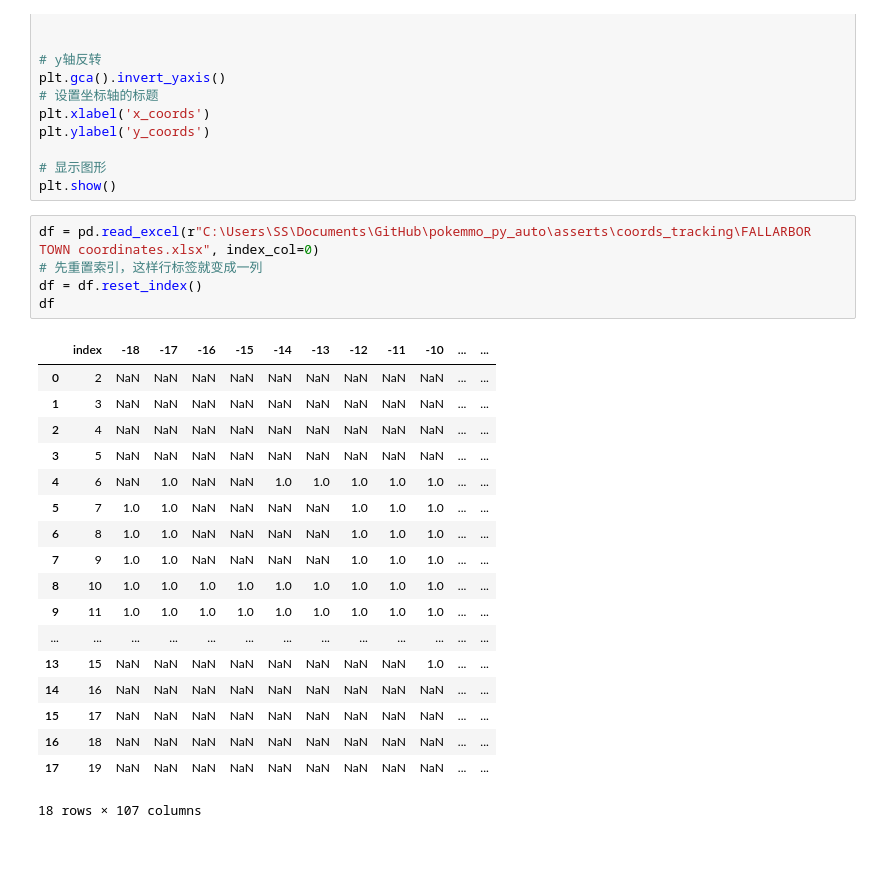
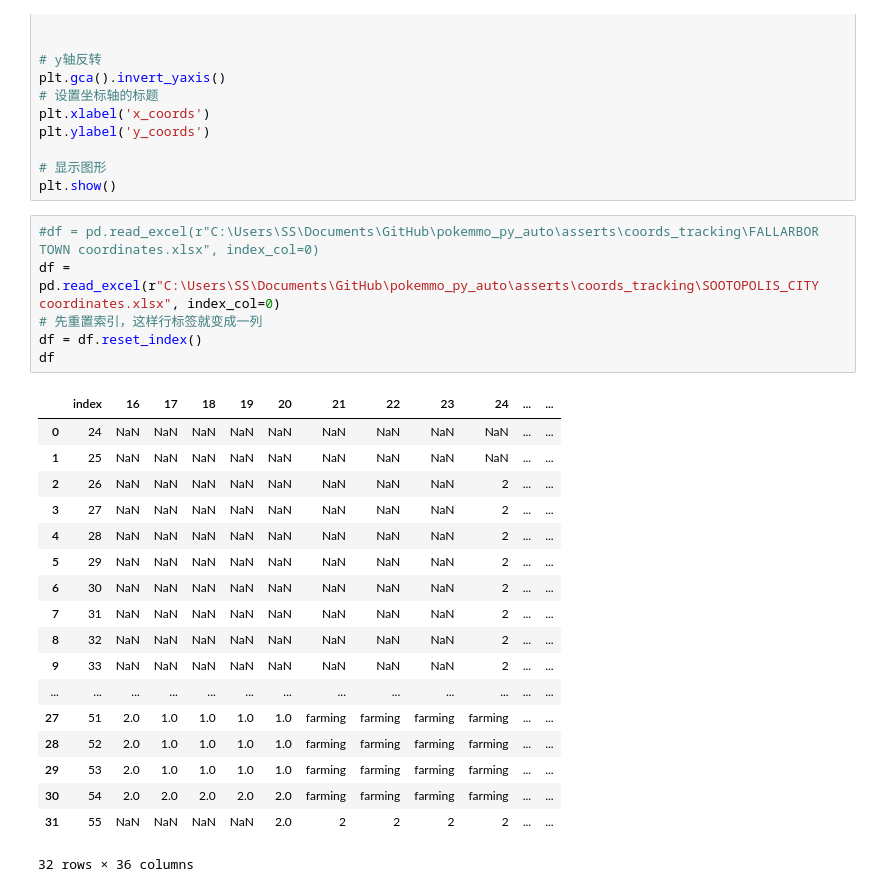
Before and after one commit to ShenShu2016/pokemmo_py_auto, a Jupyter notebook: tools/x_y_battle_area_analyize.ipynb, the cells around one changed output. Cells and saved outputs as stored; diff of their text form; blank space fills up the shorter version.

```diff
--- a/tools/x_y_battle_area_analyize.ipynb
+++ b/tools/x_y_battle_area_analyize.ipynb
@@ -255,29 +255,30 @@ plt.ylabel('y_coords')
 # 显示图形
 plt.show()
 # %%
-df = pd.read_excel(r"C:\Users\SS\Documents\GitHub\pokemmo_py_auto\asserts\coords_tracking\FALLARBOR TOWN coordinates.xlsx", index_col=0)
+#df = pd.read_excel(r"C:\Users\SS\Documents\GitHub\pokemmo_py_auto\asserts\coords_tracking\FALLARBOR TOWN coordinates.xlsx", index_col=0)
+df = pd.read_excel(r"C:\Users\SS\Documents\GitHub\pokemmo_py_auto\asserts\coords_tracking\SOOTOPOLIS_CITY coordinates.xlsx", index_col=0)
 # 先重置索引，这样行标签就变成一列
 df = df.reset_index()
 df
 # %% [output]
-|  | index | -18 | -17 | -16 | -15 | -14 | -13 | -12 | -11 | -10 | ... | ... |
-| 0 | 2 | NaN | NaN | NaN | NaN | NaN | NaN | NaN | NaN | NaN | ... | ... |
-| 1 | 3 | NaN | NaN | NaN | NaN | NaN | NaN | NaN | NaN | NaN | ... | ... |
-| 2 | 4 | NaN | NaN | NaN | NaN | NaN | NaN | NaN | NaN | NaN | ... | ... |
-| 3 | 5 | NaN | NaN | NaN | NaN | NaN | NaN | NaN | NaN | NaN | ... | ... |
-| 4 | 6 | NaN | 1.0 | NaN | NaN | 1.0 | 1.0 | 1.0 | 1.0 | 1.0 | ... | ... |
-| 5 | 7 | 1.0 | 1.0 | NaN | NaN | NaN | NaN | 1.0 | 1.0 | 1.0 | ... | ... |
-| 6 | 8 | 1.0 | 1.0 | NaN | NaN | NaN | NaN | 1.0 | 1.0 | 1.0 | ... | ... |
-| 7 | 9 | 1.0 | 1.0 | NaN | NaN | NaN | NaN | 1.0 | 1.0 | 1.0 | ... | ... |
-| 8 | 10 | 1.0 | 1.0 | 1.0 | 1.0 | 1.0 | 1.0 | 1.0 | 1.0 | 1.0 | ... | ... |
-| 9 | 11 | 1.0 | 1.0 | 1.0 | 1.0 | 1.0 | 1.0 | 1.0 | 1.0 | 1.0 | ... | ... |
+|  | index | 16 | 17 | 18 | 19 | 20 | 21 | 22 | 23 | 24 | ... | ... |
+| 0 | 24 | NaN | NaN | NaN | NaN | NaN | NaN | NaN | NaN | NaN | ... | ... |
+| 1 | 25 | NaN | NaN | NaN | NaN | NaN | NaN | NaN | NaN | NaN | ... | ... |
+| 2 | 26 | NaN | NaN | NaN | NaN | NaN | NaN | NaN | NaN | 2 | ... | ... |
+| 3 | 27 | NaN | NaN | NaN | NaN | NaN | NaN | NaN | NaN | 2 | ... | ... |
+| 4 | 28 | NaN | NaN | NaN | NaN | NaN | NaN | NaN | NaN | 2 | ... | ... |
+| 5 | 29 | NaN | NaN | NaN | NaN | NaN | NaN | NaN | NaN | 2 | ... | ... |
+| 6 | 30 | NaN | NaN | NaN | NaN | NaN | NaN | NaN | NaN | 2 | ... | ... |
+| 7 | 31 | NaN | NaN | NaN | NaN | NaN | NaN | NaN | NaN | 2 | ... | ... |
+| 8 | 32 | NaN | NaN | NaN | NaN | NaN | NaN | NaN | NaN | 2 | ... | ... |
+| 9 | 33 | NaN | NaN | NaN | NaN | NaN | NaN | NaN | NaN | 2 | ... | ... |
 | ... | ... | ... | ... | ... | ... | ... | ... | ... | ... | ... | ... | ... |
-| 13 | 15 | NaN | NaN | NaN | NaN | NaN | NaN | NaN | NaN | 1.0 | ... | ... |
-| 14 | 16 | NaN | NaN | NaN | NaN | NaN | NaN | NaN | NaN | NaN | ... | ... |
-| 15 | 17 | NaN | NaN | NaN | NaN | NaN | NaN | NaN | NaN | NaN | ... | ... |
-| 16 | 18 | NaN | NaN | NaN | NaN | NaN | NaN | NaN | NaN | NaN | ... | ... |
-| 17 | 19 | NaN | NaN | NaN | NaN | NaN | NaN | NaN | NaN | NaN | ... | ... |
+| 27 | 51 | 2.0 | 1.0 | 1.0 | 1.0 | 1.0 | farming | farming | farming | farming | ... | ... |
+| 28 | 52 | 2.0 | 1.0 | 1.0 | 1.0 | 1.0 | farming | farming | farming | farming | ... | ... |
+| 29 | 53 | 2.0 | 1.0 | 1.0 | 1.0 | 1.0 | farming | farming | farming | farming | ... | ... |
+| 30 | 54 | 2.0 | 2.0 | 2.0 | 2.0 | 2.0 | farming | farming | farming | farming | ... | ... |
+| 31 | 55 | NaN | NaN | NaN | NaN | 2.0 | 2 | 2 | 2 | 2 | ... | ... |
-18 rows × 107 columns
+32 rows × 36 columns
 # %%
 # 使用 melt，这会把所有列都转成两列，一列是原来的列名（变量），一列是对应的值
 df_melted = df.melt(id_vars='index', var_name='x_coords', value_name='mark')
```
Also changed, not shown: parts of 6 cells of this notebook, 9 other files.
